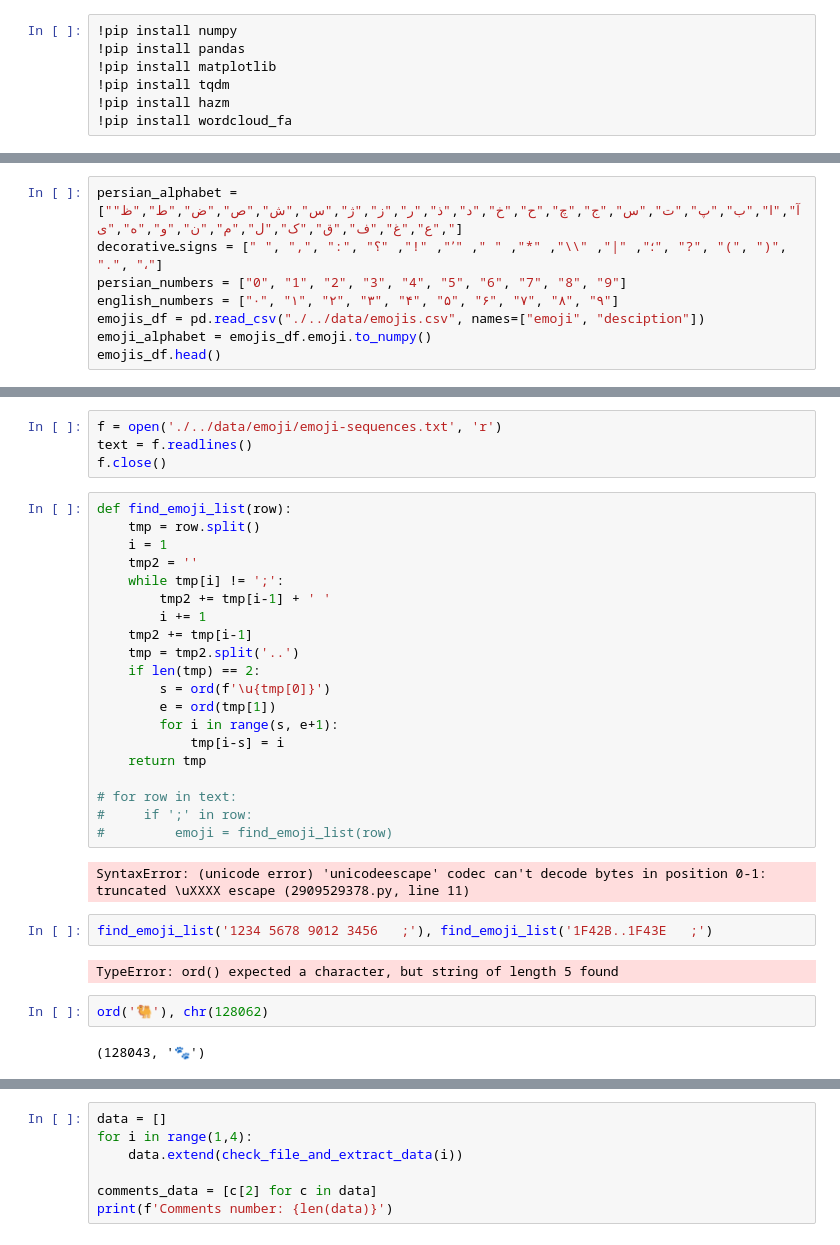
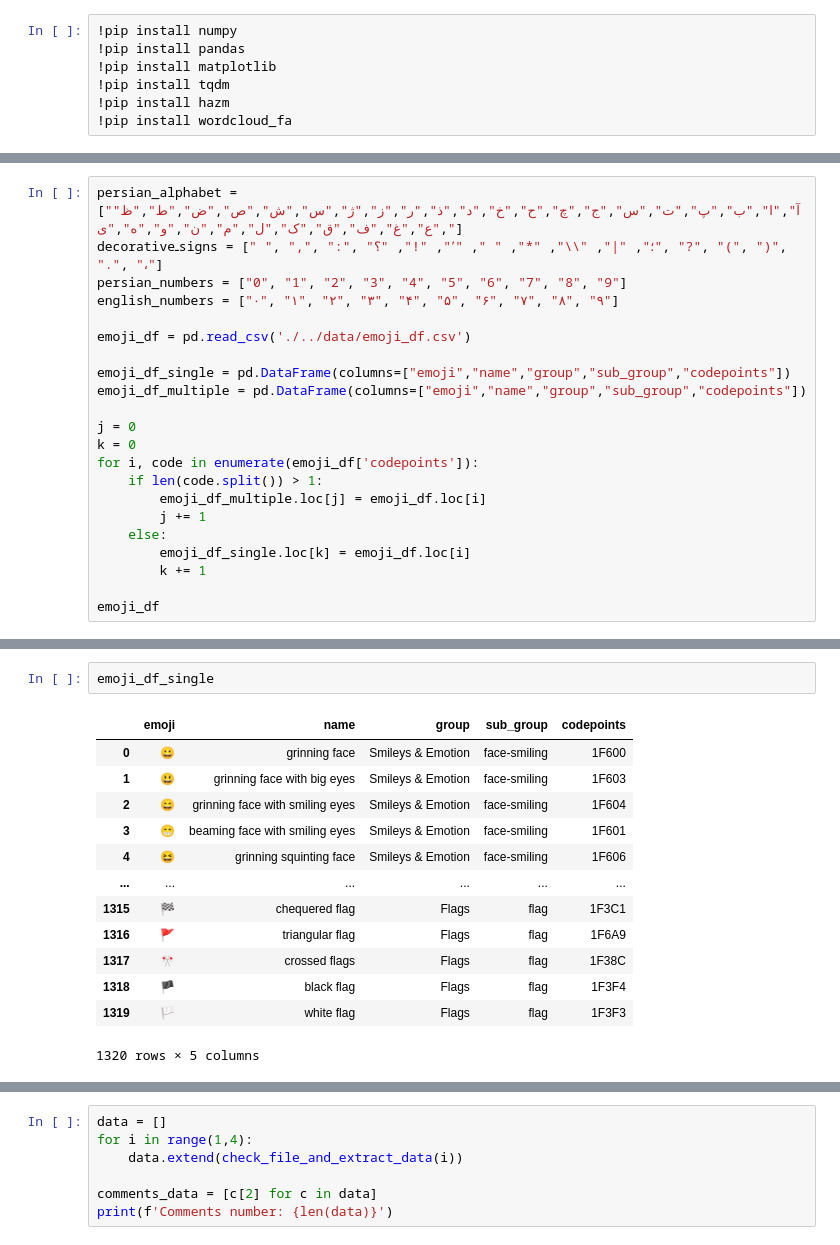
Before and after one commit to MMovasaghi/nlp, a Jupyter notebook: hw1/code/Untitled.ipynb, the cells around one changed output, grey strips where cells are left out. Drawn from its saved outputs; the diff is of its cells as text.

```diff
--- a/hw1/code/Untitled.ipynb
+++ b/hw1/code/Untitled.ipynb
@@ -47,7 +47,21 @@ persian_alphabet = ["آ","ا","ب","پ","ت","س","ج","چ","ح","خ","د","ذ",
 decorativeـsigns = [" ", ",", ":", "؛", "|", "\\", "*", " ", "٬", "!", "؟", "?", "(", ")", ".", "،"]
 persian_numbers = ["0", "1", "2", "3", "4", "5", "6", "7", "8", "9"]
 english_numbers = ["۰", "۱", "۲", "۳", "۴", "۵", "۶", "۷", "۸", "۹"]
-emojis_df = pd.read_csv("./../data/emojis.csv", names=["emoji", "desciption"])
-emoji_alphabet = emojis_df.emoji.to_numpy()
-emojis_df.head()
+
+emoji_df = pd.read_csv('./../data/emoji_df.csv')
+
+emoji_df_single = pd.DataFrame(columns=["emoji","name","group","sub_group","codepoints"])
+emoji_df_multiple = pd.DataFrame(columns=["emoji","name","group","sub_group","codepoints"])
+
+j = 0
+k = 0
+for i, code in enumerate(emoji_df['codepoints']):
+    if len(code.split()) > 1:
+        emoji_df_multiple.loc[j] = emoji_df.loc[i]
+        j += 1
+    else:
+        emoji_df_single.loc[k] = emoji_df.loc[i]
+        k += 1
+
+emoji_df
 # %% [output]
@@ -60,34 +81,16 @@ emojis_df.head()
-# %%
-f = open('./../data/emoji/emoji-sequences.txt', 'r')
-text = f.readlines()
-f.close()
-# %%
-def find_emoji_list(row):
-    tmp = row.split()
-    i = 1
-    tmp2 = ''
-    while tmp[i] != ';':
-        tmp2 += tmp[i-1] + ' '
-        i += 1
-    tmp2 += tmp[i-1]
-    tmp = tmp2.split('..')
-    if len(tmp) == 2:
-        s = ord(f'\u{tmp[0]}')
-        e = ord(tmp[1])
-        for i in range(s, e+1):
-            tmp[i-s] = i
-    return tmp
-
-# for row in text:
-#     if ';' in row:
-#         emoji = find_emoji_list(row)
-# %% [output]
-SyntaxError: (unicode error) 'unicodeescape' codec can't decode bytes in position 0-1: truncated \uXXXX escape (2909529378.py, line 11)
-# %%
-find_emoji_list('1234 5678 9012 3456   ;'), find_emoji_list('1F42B..1F43E   ;')
-# %% [output]
-TypeError: ord() expected a character, but string of length 5 found
-# %%
-ord('🐫'), chr(128062)
-# %% [output]
-(128043, '🐾')
+# %%
+emoji_df_single
+# %% [output]
+|  | emoji | name | group | sub_group | codepoints |
+| 0 | 😀 | grinning face | Smileys & Emotion | face-smiling | 1F600 |
+| 1 | 😃 | grinning face with big eyes | Smileys & Emotion | face-smiling | 1F603 |
+| 2 | 😄 | grinning face with smiling eyes | Smileys & Emotion | face-smiling | 1F604 |
+| 3 | 😁 | beaming face with smiling eyes | Smileys & Emotion | face-smiling | 1F601 |
+| 4 | 😆 | grinning squinting face | Smileys & Emotion | face-smiling | 1F606 |
+| ... | ... | ... | ... | ... | ... |
+| 1315 | 🏁 | chequered flag | Flags | flag | 1F3C1 |
+| 1316 | 🚩 | triangular flag | Flags | flag | 1F6A9 |
+| 1317 | 🎌 | crossed flags | Flags | flag | 1F38C |
+| 1318 | 🏴 | black flag | Flags | flag | 1F3F4 |
+| 1319 | 🏳 | white flag | Flags | flag | 1F3F3 |
+1320 rows × 5 columns
```
Also changed, not shown: parts of 19 cells of this notebook.
